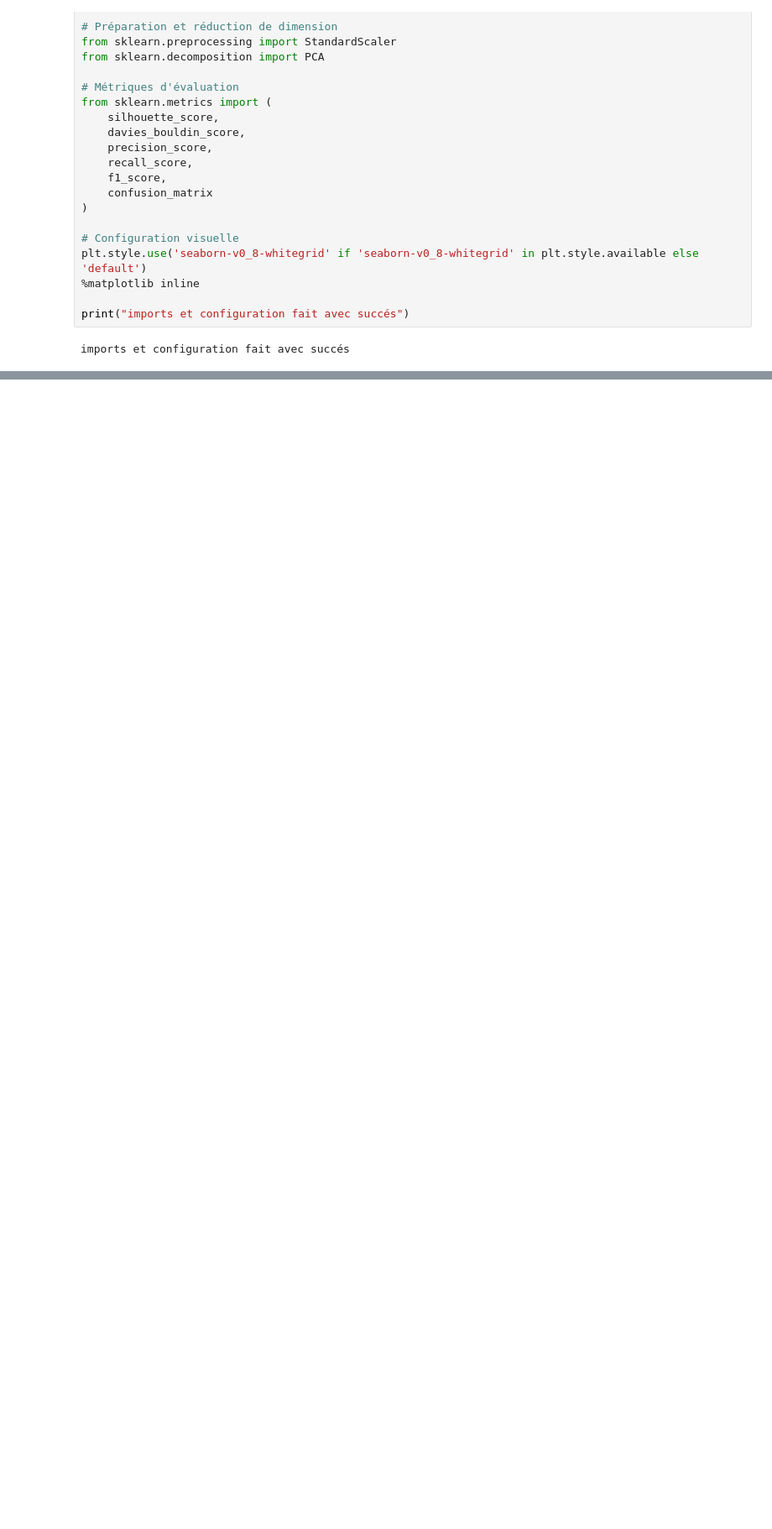
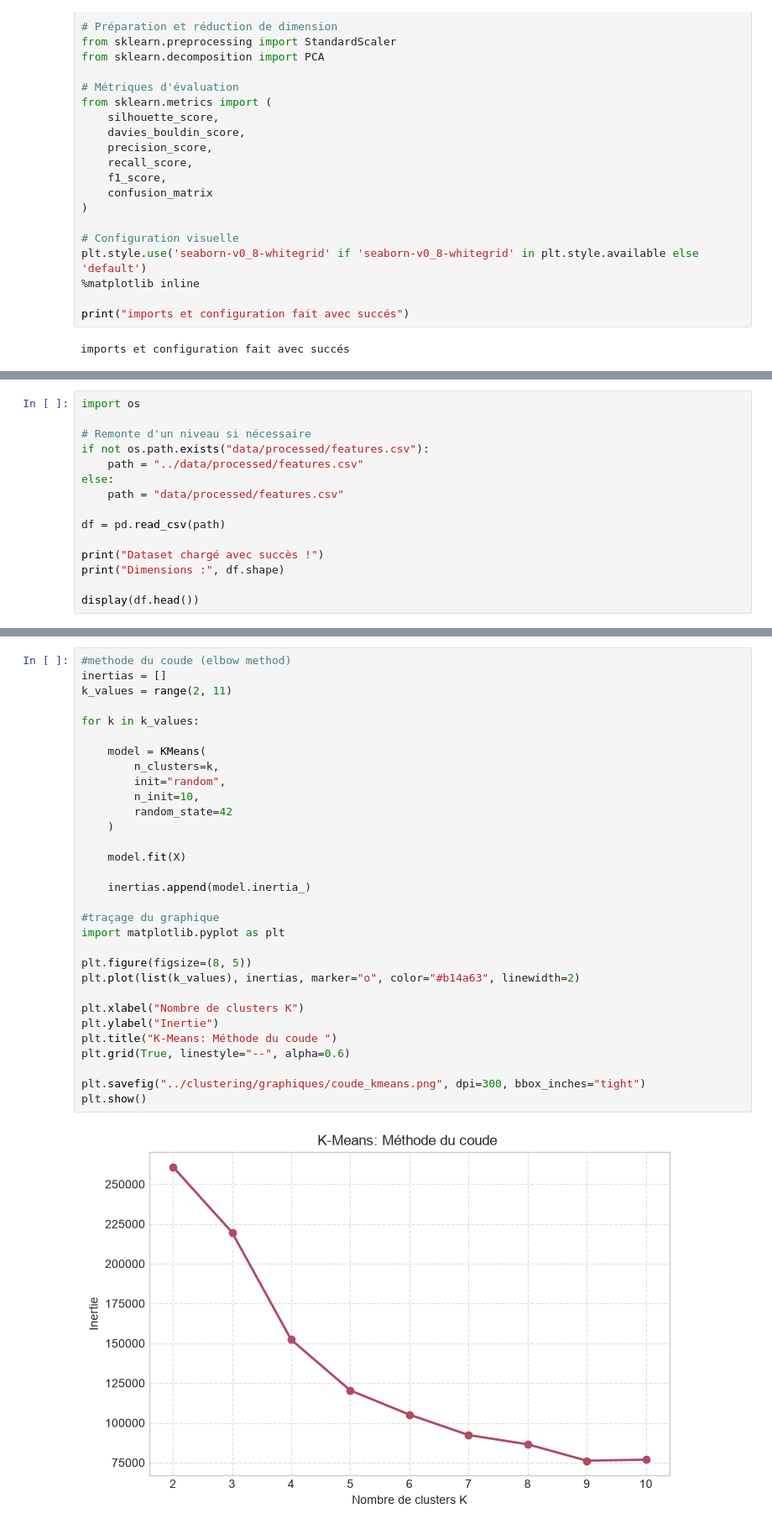
Before and after one commit to wissal231/chronoBank, a Jupyter notebook: notebooks/B_clustering.ipynb, the cells around one changed output, grey strips where cells are left out. Shown at 84% size. Cells and saved outputs as stored; diff of their text form; blank space fills up the shorter version.

Commit message:
clustering, les quatres méthodes

```diff
--- a/notebooks/B_clustering.ipynb
+++ b/notebooks/B_clustering.ipynb
@@ -64,3 +71,18 @@ def validate_input_data(df: pd.DataFrame) -> bool:
 
     print("Validation réussie : 13 features et métadonnées conformes, aucune valeur manquante.")
     return True
+# %%
+import os
+
+# Remonte d'un niveau si nécessaire
+if not os.path.exists("data/processed/features.csv"):
+    path = "../data/processed/features.csv"
+else:
+    path = "data/processed/features.csv"
+
+df = pd.read_csv(path)
+
+print("Dataset chargé avec succès !")
+print("Dimensions :", df.shape)
+
+display(df.head())
@@ -66,0 +206,33 @@ def validate_input_data(df: pd.DataFrame) -> bool:
+# %%
+#methode du coude (elbow method)
+inertias = []
+k_values = range(2, 11)
+
+for k in k_values:
+
+    model = KMeans(
+        n_clusters=k,
+        init="random",
+        n_init=10,
+        random_state=42
+    )
+
+    model.fit(X)
+
+    inertias.append(model.inertia_)
+
+#traçage du graphique
+import matplotlib.pyplot as plt
+
+plt.figure(figsize=(8, 5))
+plt.plot(list(k_values), inertias, marker="o", color="#b14a63", linewidth=2)
+
+plt.xlabel("Nombre de clusters K")
+plt.ylabel("Inertie")
+plt.title("K-Means: Méthode du coude ")
+plt.grid(True, linestyle="--", alpha=0.6)
+
+plt.savefig("../clustering/graphiques/coude_kmeans.png", dpi=300, bbox_inches="tight")
+plt.show()
+# %% [output]
+[figure, added]
```
Also changed, not shown: parts of 24 cells of this notebook, 3 other files.
